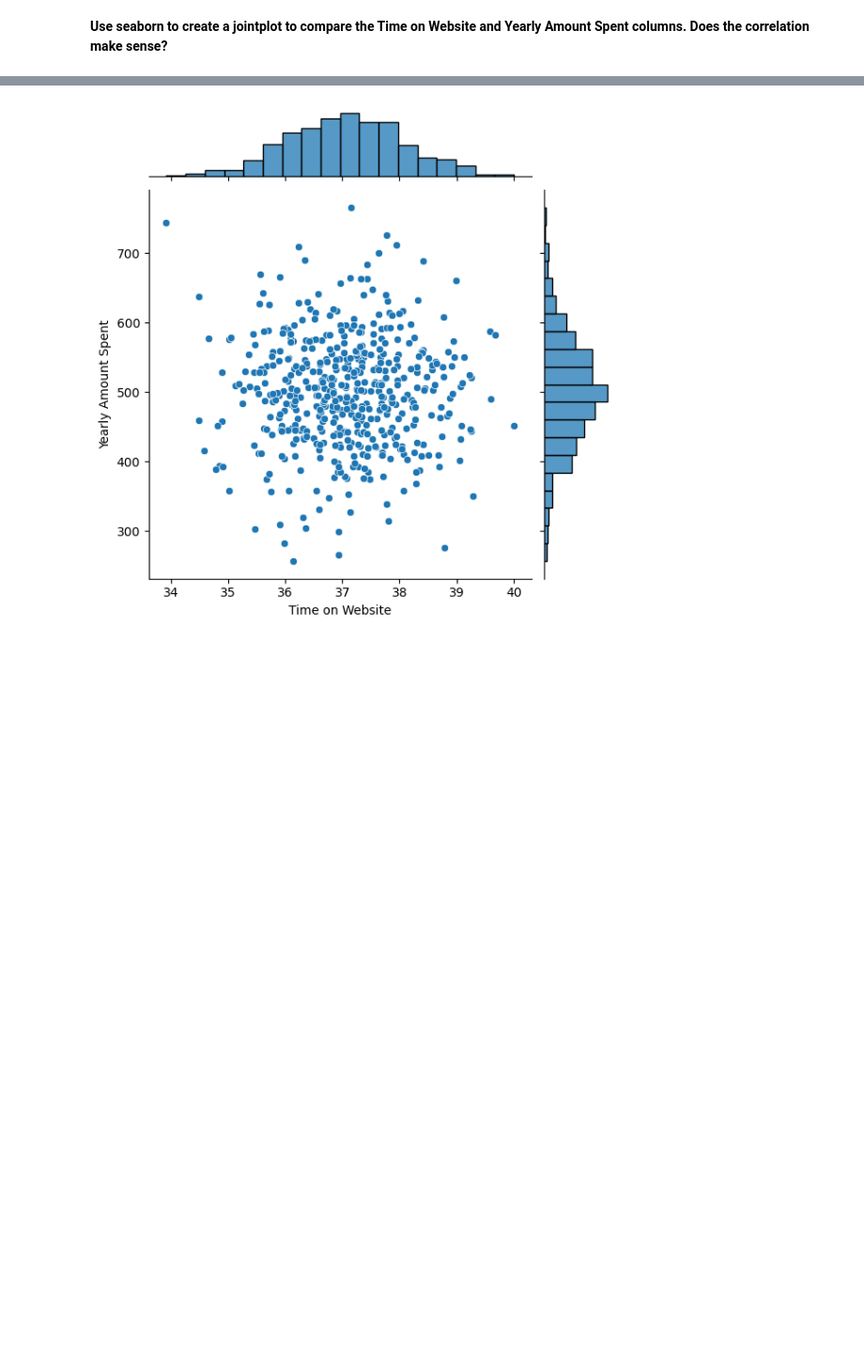
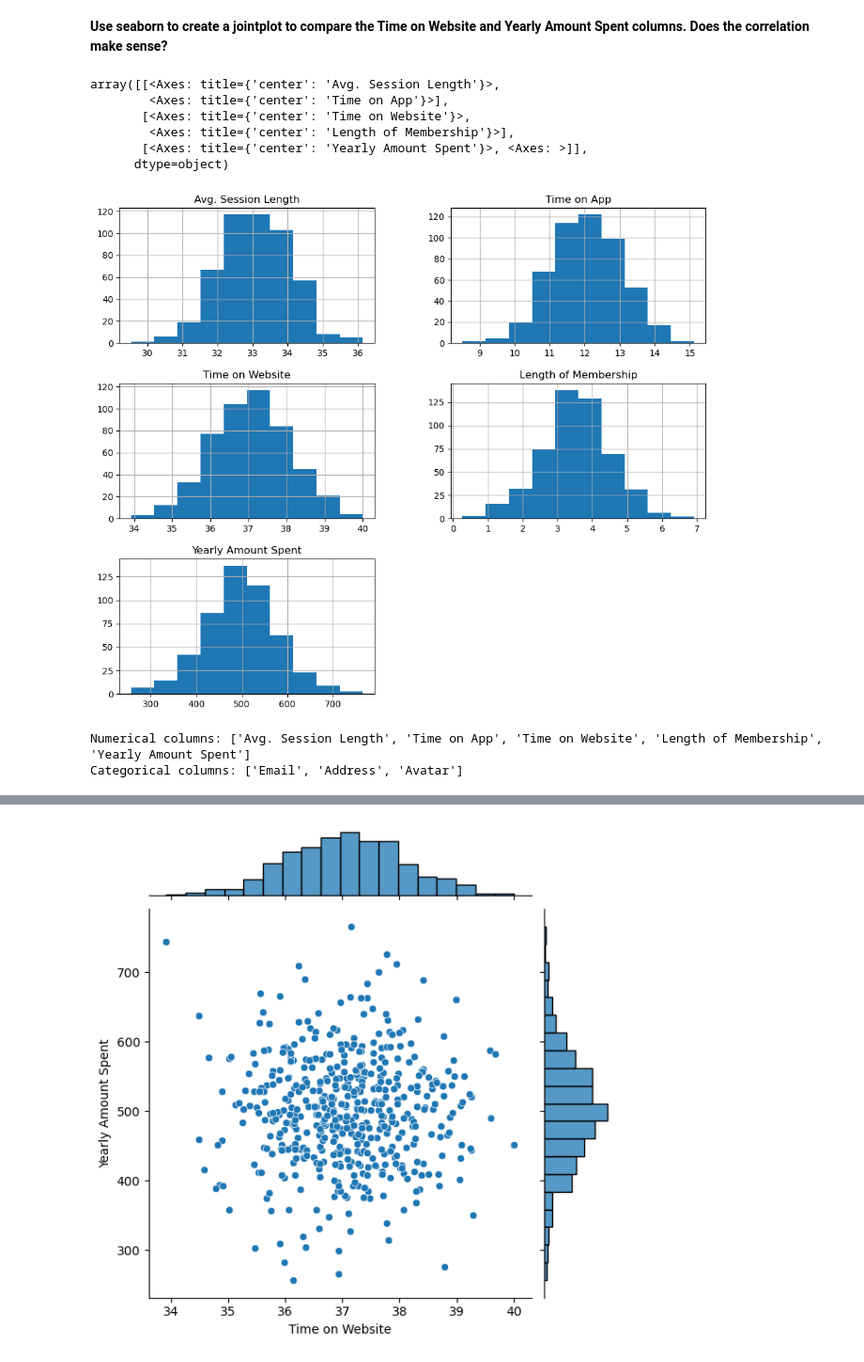
Before and after one commit to ranjansinghds/linear-regression-project-SL, a Jupyter notebook: linear_regression_project.ipynb, the cells around one changed output, grey strips where cells are left out. Shown at 94% size. Drawn from its saved outputs; the diff is of its cells as text; code cells hidden in the pictures; blank space fills up the shorter version.

Commit message:
Analysis Ecommerce Customer Data

```diff
--- a/linear_regression_project.ipynb
+++ b/linear_regression_project.ipynb
@@ -87,3 +99,24 @@ For the rest of the exercise we'll only be using the numerical data of the csv f
 ----
 # %% [markdown]
 **Use seaborn to create a jointplot to compare the Time on Website and Yearly Amount Spent columns. Does the correlation make sense?**
+# %%
+# histogram plot - distribution of numerical features
+customers.hist(figsize=(12, 10))
+# %% [output]
+array([[<Axes: title={'center': 'Avg. Session Length'}>,
+        <Axes: title={'center': 'Time on App'}>],
+       [<Axes: title={'center': 'Time on Website'}>,
+        <Axes: title={'center': 'Length of Membership'}>],
+       [<Axes: title={'center': 'Yearly Amount Spent'}>, <Axes: >]],
+      dtype=object)
+[figure, added]
+# %%
+# select numerical and categorical columns
+num_cols = customers.select_dtypes(include=[np.number]).columns.tolist()
+cat_cols = customers.select_dtypes(include=[object]).columns.tolist()
+
+print("Numerical columns:", num_cols)
+print("Categorical columns:", cat_cols)
+# %% [output]
+Numerical columns: ['Avg. Session Length', 'Time on App', 'Time on Website', 'Length of Membership', 'Yearly Amount Spent']
+Categorical columns: ['Email', 'Address', 'Avatar']
```
Also changed, not shown: parts of 3 cells of this notebook.
